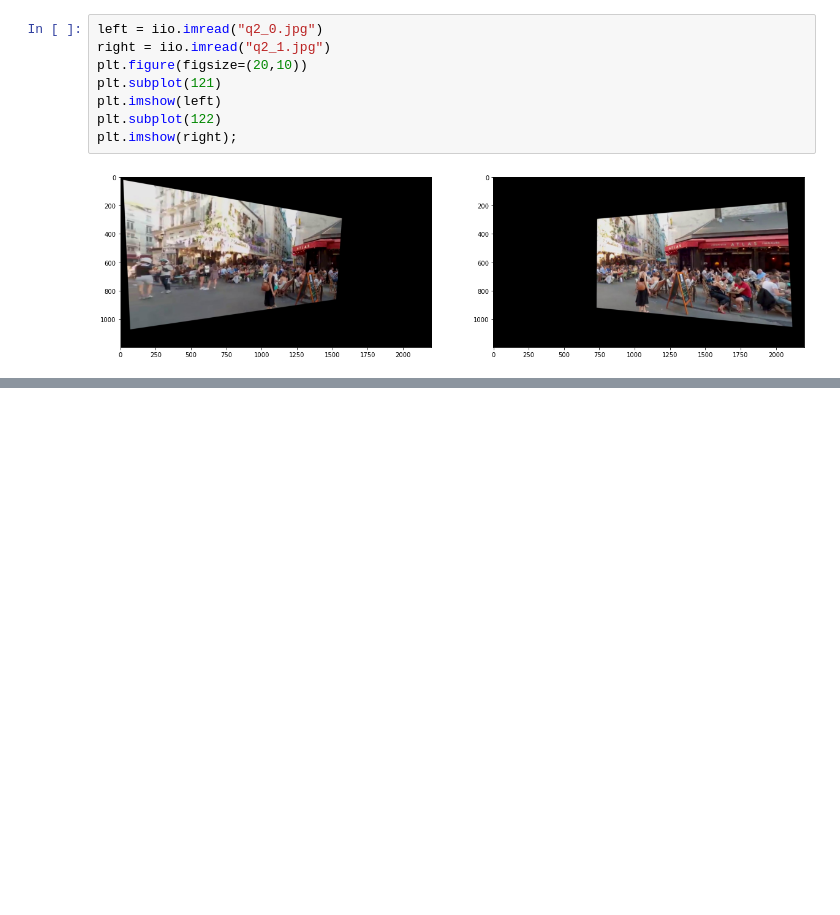
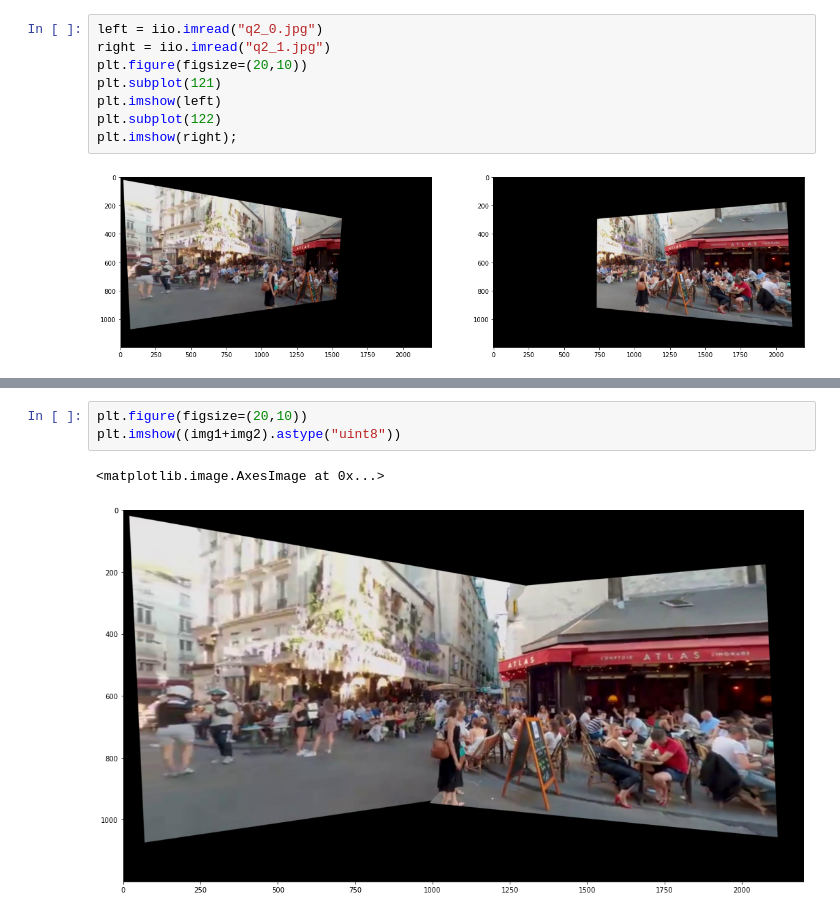
Before and after one commit to AmirhoseinYari/Digital-Image-Processing, a Jupyter notebook: HW5/HW5-AmirhoseinYari-98109718-Q2.ipynb, the cells around one changed output, grey strips where cells are left out. Cells and saved outputs as stored; diff of their text form; blank space fills up the shorter version.

```diff
--- a/HW5/HW5-AmirhoseinYari-98109718-Q2.ipynb
+++ b/HW5/HW5-AmirhoseinYari-98109718-Q2.ipynb
@@ -17,0 +85,6 @@ plt.imshow(right);
+# %%
+plt.figure(figsize=(20,10))
+plt.imshow((img1+img2).astype("uint8"))
+# %% [output]
+<matplotlib.image.AxesImage at 0x...>
+[figure, added]
```
Also changed, not shown: parts of 6 cells of this notebook.
